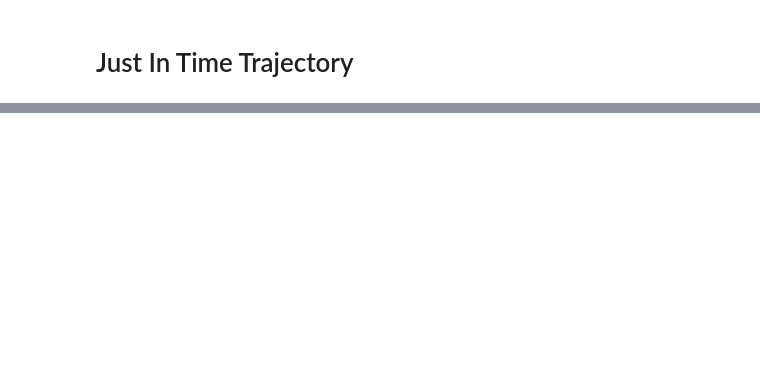
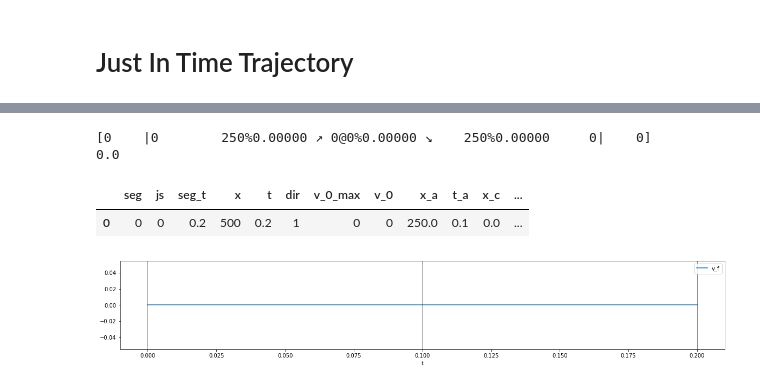
Before and after one commit to Busboombot/trajectory, a Jupyter notebook: design/Notebooks/JITTrajectory.ipynb, the cells around one changed output, grey strips where cells are left out. Drawn from its saved outputs; the diff is of its cells as text; code cells hidden in the pictures; blank space fills up the shorter version.

```diff
--- a/design/Notebooks/JITTrajectory.ipynb
+++ b/design/Notebooks/JITTrajectory.ipynb
@@ -55,0 +204,18 @@ print(sl); print('---')
+# %%
+# Very Short Segment
+sl = SegmentList([Joint(5_000, 50_000)])
+
+x = 500
+
+
+sl.rmove([x]) ;
+plot_segment_list(sl.dataframe)
+print(sl[0,0].debug)
+print(sl[0,0].x_c)
+sl.params
+# %% [output]
+[0    |0        250%0.00000 ↗ 0@0%0.00000 ↘    250%0.00000     0|    0]
+0.0
+|  | seg | js | seg_t | x | t | dir | v_0_max | v_0 | x_a | t_a | x_c | ... |
+| 0 | 0 | 0 | 0.2 | 500 | 0.2 | 1 | 0 | 0 | 250.0 | 0.1 | 0.0 | ... |
+[figure, added]
```
Also changed, not shown: parts of 18 cells of this notebook, 3 other files.
